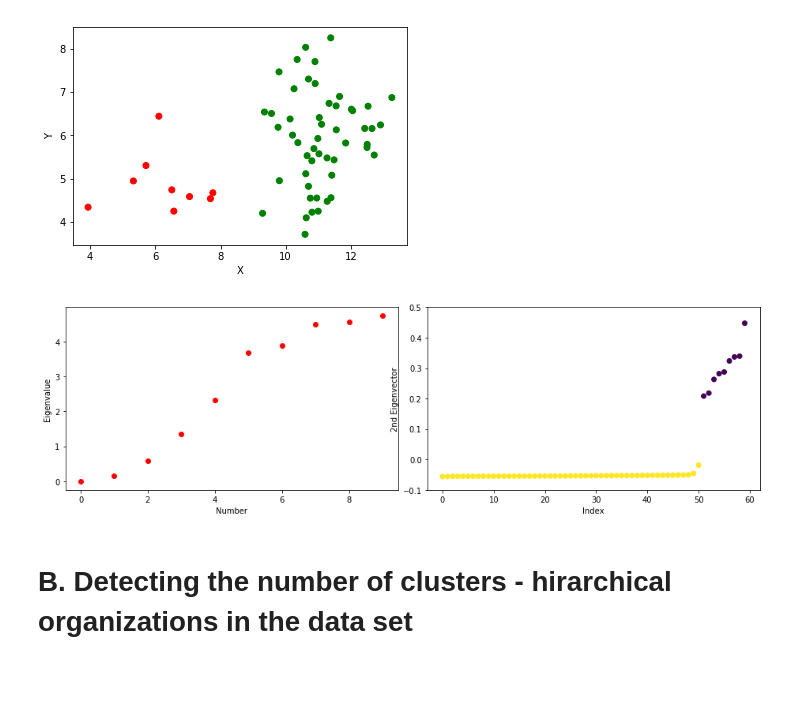
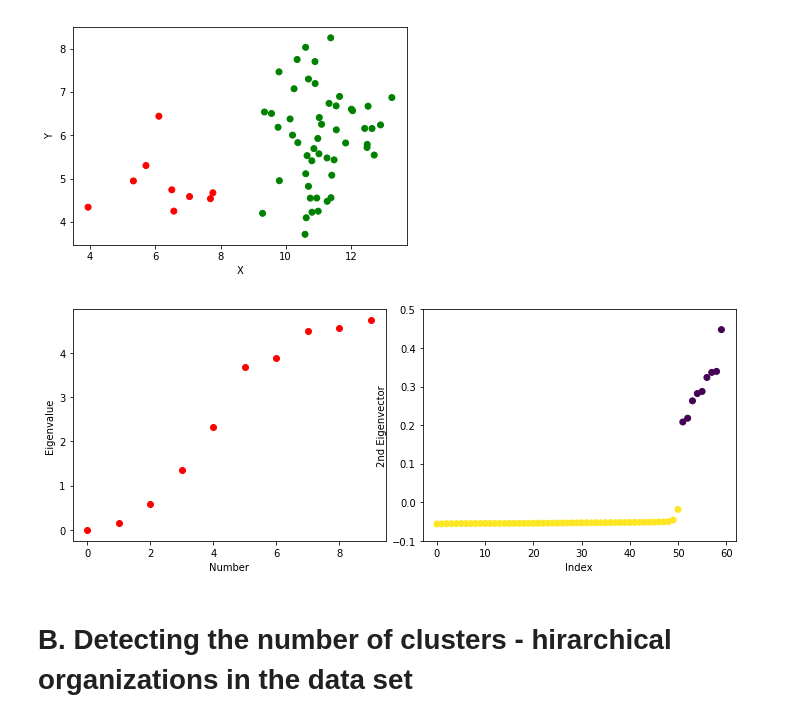
Before and after one commit to msarrias/spectral-clustering, a Jupyter notebook: playground.ipynb, the cells around one changed output. Saved outputs shown, nothing was run; the diff lists cells and outputs as text; code cells hidden in the pictures; blank space fills up the shorter version.

```diff
--- a/playground.ipynb
+++ b/playground.ipynb
@@ -224,25 +226,25 @@ rearranged2ndEigenVec_umb_data = sorted(
     zip(rearrangedEvalsVecs_umb_data[1][1],labels),
     key=lambda x: x[0])
 # %%
-fig = plt.figure(figsize=(13, 4))
+fig = plt.figure(figsize=(10, 4))
 
 plt.subplot(1, 2, 1)
 plt.tight_layout()
 
 plt.scatter([i for i in range(10)], eigenvalues_umb_data[0:10],c="red")
 plt.xlabel ('Number')
 plt.ylabel ('Eigenvalue')
 
 plt.subplot(1, 2, 2)
 plt.tight_layout()
 plt.scatter([i for i in range(60)], [rearranged2ndEigenVec_umb_data[i][0] for i in range(60)],
             c=[rearranged2ndEigenVec_umb_data[i][1] for i in range(60)])
 plt.ylim(-0.1,0.5)
 plt.xlabel ('Index')
 plt.ylabel ('2nd Eigenvector')
 plt.show()
 # %% [output]
-[figure, old version]
+[figure, new version]
 # %% [markdown]
 # B. Detecting the number of clusters - hirarchical organizations in the data set
 # %%
```
Also changed, not shown: parts of 5 cells of this notebook.
